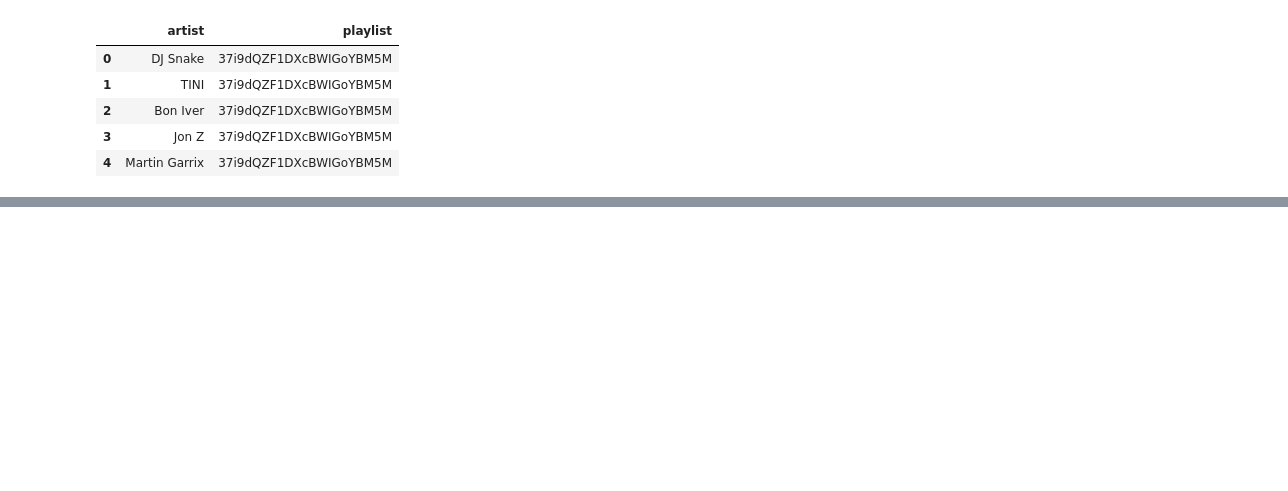
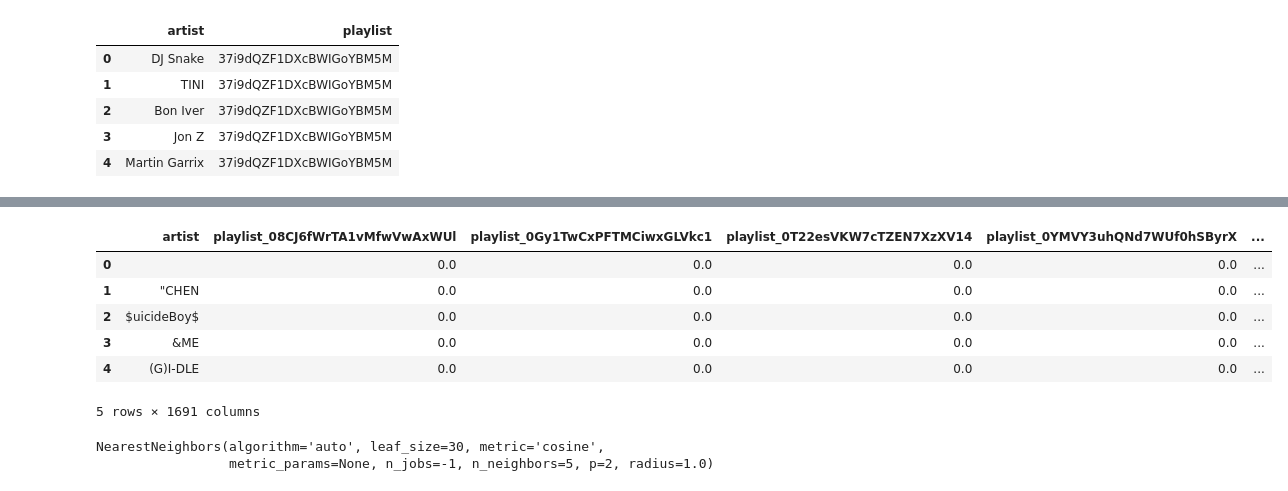
Before and after one commit to Patrickbfuller/solve_music_probs, a Jupyter notebook: ohe_playlists.ipynb, the cells around one changed output, grey strips where cells are left out. Saved outputs shown, nothing was run; the diff lists cells and outputs as text; code cells hidden in the pictures; blank space fills up the shorter version.

```diff
--- a/ohe_playlists.ipynb
+++ b/ohe_playlists.ipynb
@@ -103,0 +152,4 @@ Name: artist, dtype: int64
+# %%
+top_artists=[x[0] for x in top_artists_counts]
+trimmed_df = df[df.artist.isin(top_artists)].copy()
+trimmed_df.shape
@@ -104,3 +158,3 @@ Name: artist, dtype: int64
 # %%
-df.playlist = df.playlist.apply(lambda x: x[1]) # OneHot doesn't like lists or sets
+trimmed_df.playlist = df.playlist.apply(lambda x: x[1]) # OneHot doesn't like lists or sets
 # %%
@@ -114,12 +168,12 @@ df.head()
 | 4 | Martin Garrix | 37i9dQZF1DXcBWIGoYBM5M |
 # %%
 encoder = OneHotEncoder(drop='first', categories='auto')
-encoder.fit(df[['playlist']])
+encoder.fit(trimmed_df[['playlist']])
 
-ohe_playlists= pd.DataFrame(encoder.transform(df[['playlist']]).toarray(),
+ohe_playlists= pd.DataFrame(encoder.transform(trimmed_df[['playlist']]).toarray(),
                           columns=encoder.get_feature_names(['playlist']))
 # %%
-artists_ohe_playlists = pd.concat([df.drop('playlist', axis=1),
+artists_ohe_playlists = pd.concat([trimmed_df.drop('playlist', axis=1),
                                    ohe_playlists],
                                    axis=1)
 # %%
@@ -156,0 +209,11 @@ artist_w_flagged_playlists.head(20)
+# %%
+indexed_artists_and_flags = artist_w_flagged_playlists.reset_index()
+indexed_artists_and_flags.head()
+# %% [output]
+|  | artist | playlist_08CJ6fWrTA1vMfwVwAxWUl | playlist_0Gy1TwCxPFTMCiwxGLVkc1 | playlist_0T22esVKW7cTZEN7XzXV14 | playlist_0YMVY3uhQNd7WUf0hSByrX | ... |
+| 0 |  | 0.0 | 0.0 | 0.0 | 0.0 | ... |
+| 1 | "CHEN | 0.0 | 0.0 | 0.0 | 0.0 | ... |
+| 2 | $uicideBoy$ | 0.0 | 0.0 | 0.0 | 0.0 | ... |
+| 3 | &ME | 0.0 | 0.0 | 0.0 | 0.0 | ... |
+| 4 | (G)I-DLE | 0.0 | 0.0 | 0.0 | 0.0 | ... |
+5 rows × 1691 columns
@@ -156,0 +226,5 @@ artist_w_flagged_playlists.head(20)
+# %%
+neighbors.fit(X)
+# %% [output]
+NearestNeighbors(algorithm='auto', leaf_size=30, metric='cosine',
+                 metric_params=None, n_jobs=-1, n_neighbors=5, p=2, radius=1.0)
```
Also changed, not shown: parts of 18 cells of this notebook.
